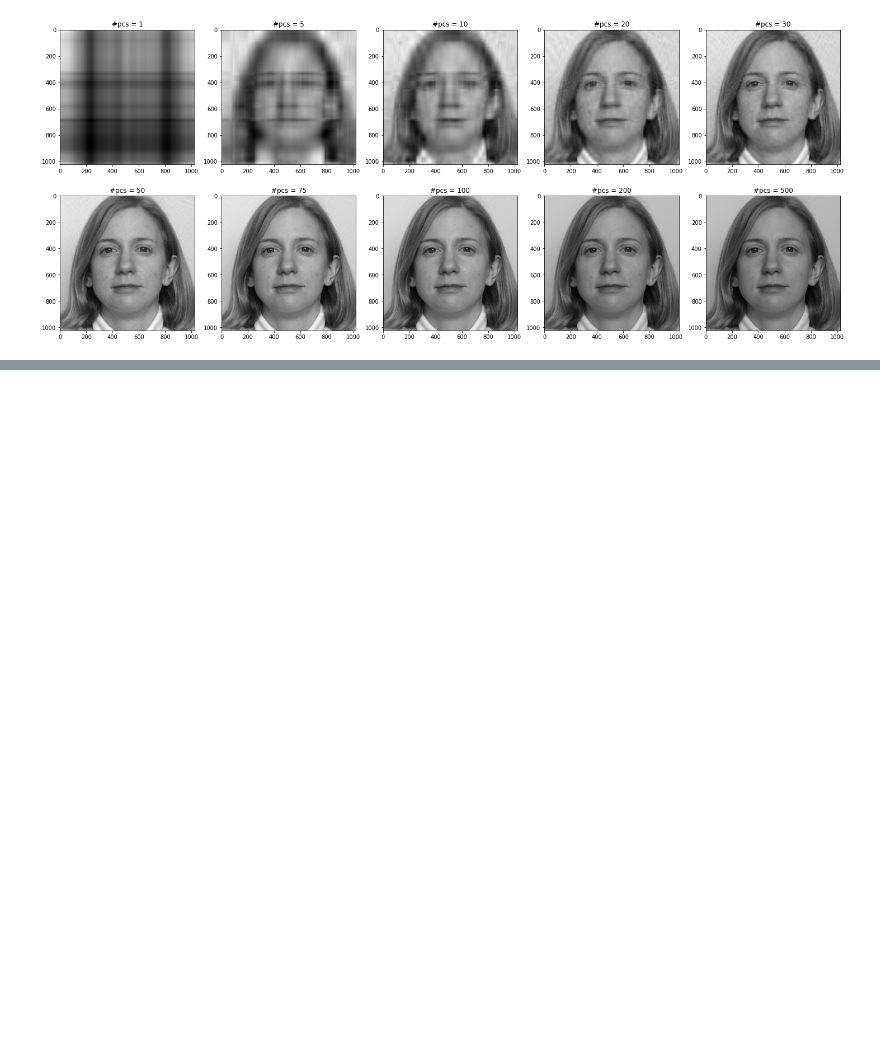
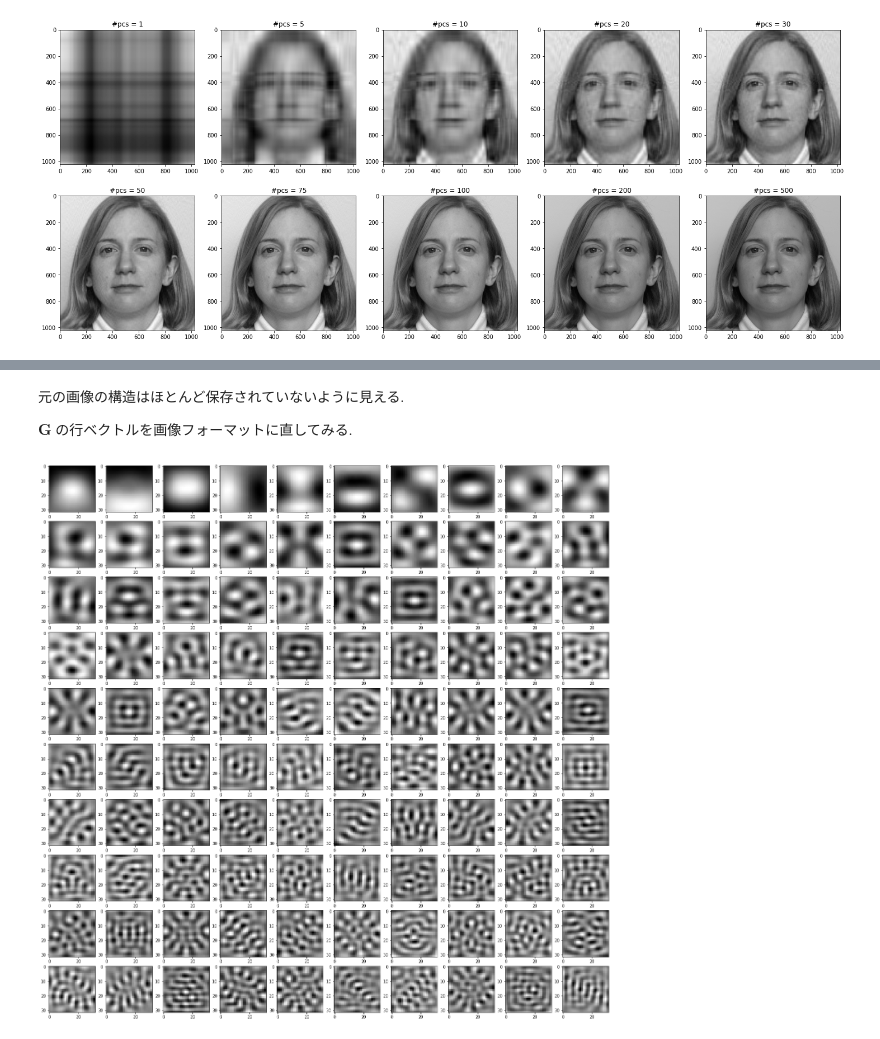
Before and after one commit to rmasutani/sparse, a Jupyter notebook: notebooks/svd.ipynb, the cells around one changed output, grey strips where cells are left out. Cells and saved outputs as stored; diff of their text form; code cells hidden in the pictures; blank space fills up the shorter version.

```diff
--- a/notebooks/svd.ipynb
+++ b/notebooks/svd.ipynb
@@ -259,0 +365,13 @@ $$\boldsymbol{x}_i = \sum_{j}g_{ij}\boldsymbol{h}_j$$
+# %% [markdown]
+元の画像の構造はほとんど保存されていないように見える.
+
+$\boldsymbol{G}$ の行ベクトルを画像フォーマットに直してみる.
+# %%
+# Gの行ベクトルを画像に戻してみる
+fig = plt.figure(figsize=(25, 25))
+
+for i in np.arange(100):
+    ax = fig.add_subplot(10, 10, i+1)
+    plt.imshow(normalize_image(G[i, :]).reshape(H, W), cmap="gray")
+# %% [output]
+[figure, added]
```
Also changed, not shown: parts of 9 cells of this notebook, 2 other files.
